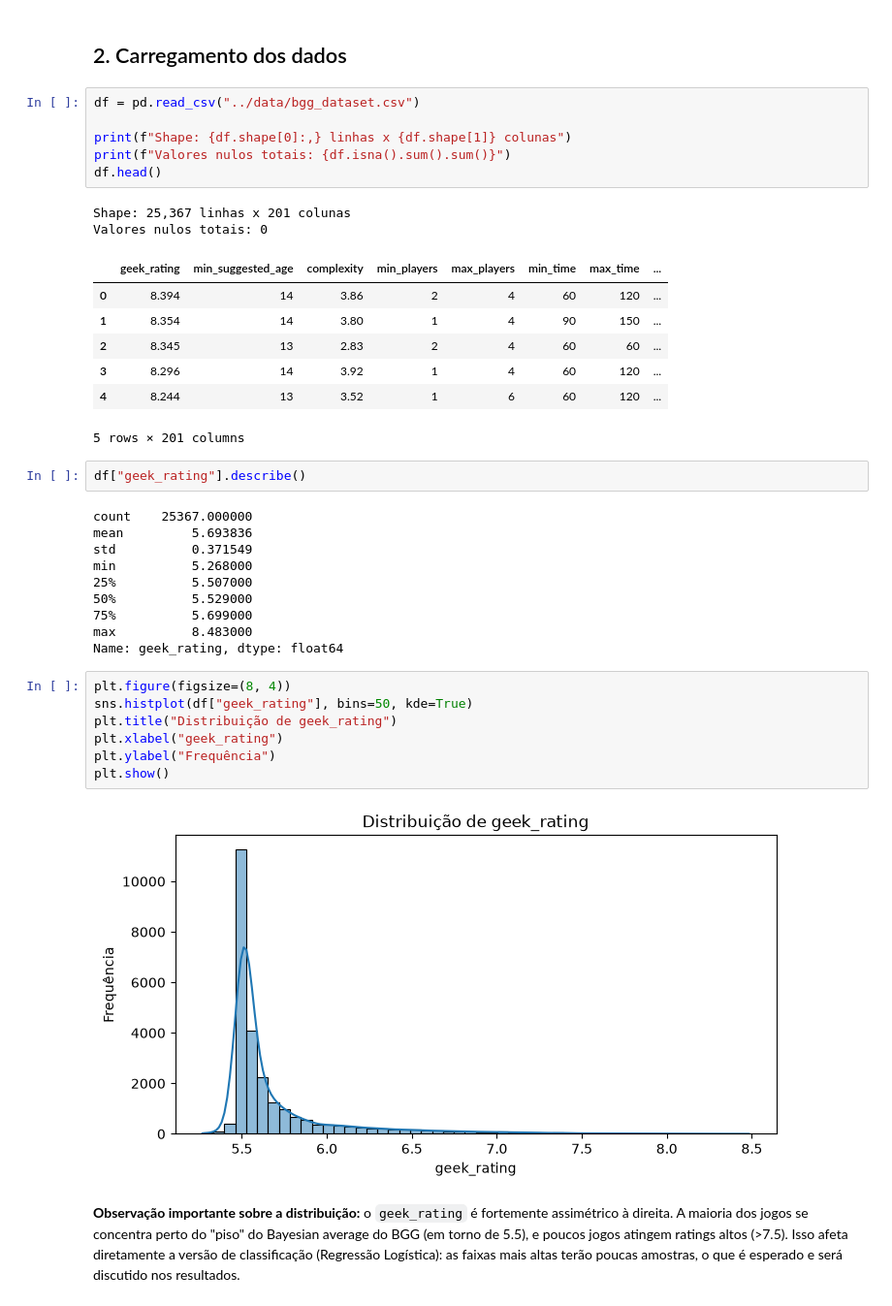
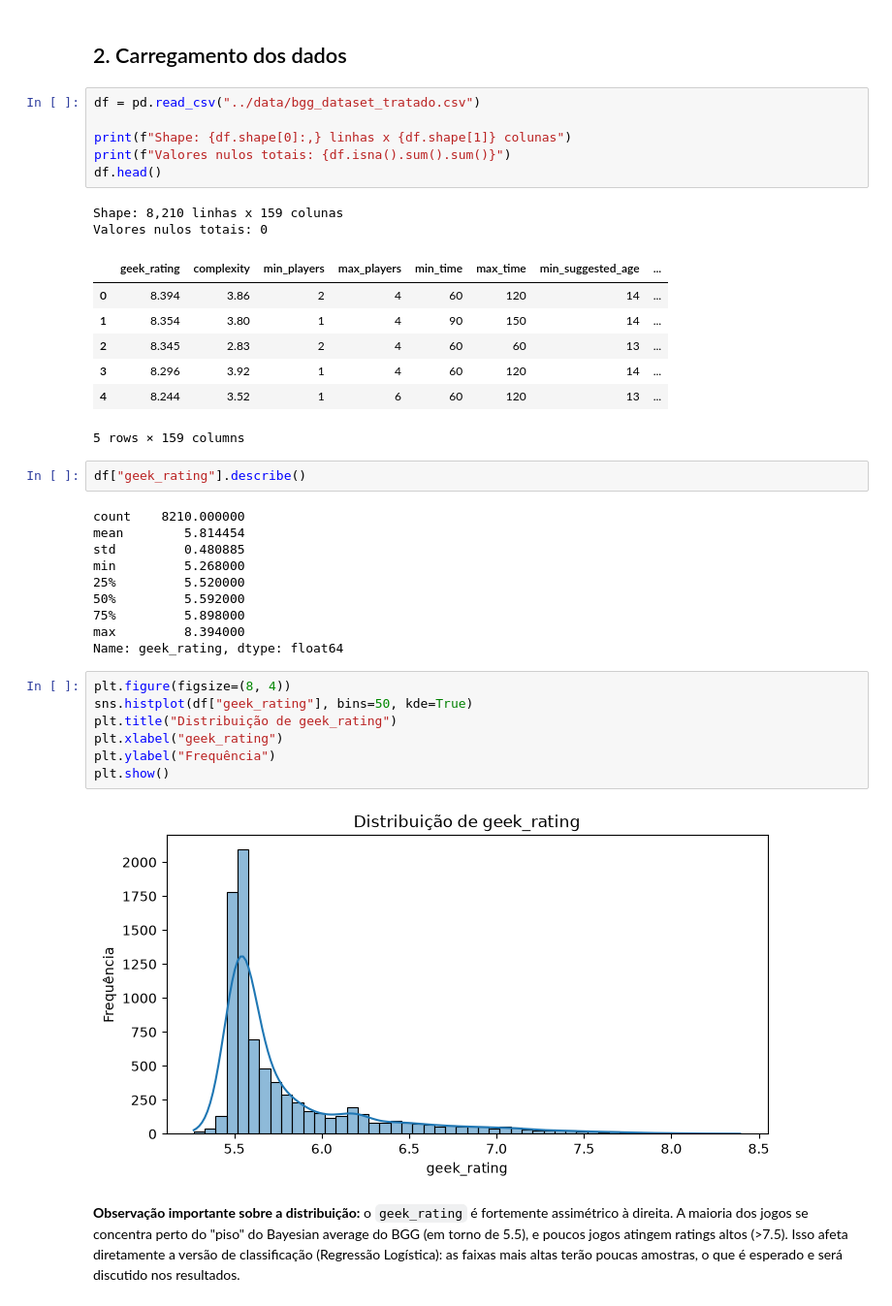
Before and after one commit to GabrielAquarius/trabalho_machine_learning, a Jupyter notebook: treinamento/treinamento_modelos.ipynb, the cells around one changed output. Shown at 97% size. Saved outputs shown, nothing was run; the diff lists cells and outputs as text.

```diff
--- a/treinamento/treinamento_modelos.ipynb
+++ b/treinamento/treinamento_modelos.ipynb
@@ -43,32 +44,32 @@ cv_regression = KFold(
 # %% [markdown]
 ## 2. Carregamento dos dados
 # %%
-df = pd.read_csv("../data/bgg_dataset.csv")
+df = pd.read_csv("../data/bgg_dataset_tratado.csv")
 
 print(f"Shape: {df.shape[0]:,} linhas x {df.shape[1]} colunas")
 print(f"Valores nulos totais: {df.isna().sum().sum()}")
 df.head()
 # %% [output]
-Shape: 25,367 linhas x 201 colunas
+Shape: 8,210 linhas x 159 colunas
 Valores nulos totais: 0
-|  | geek_rating | min_suggested_age | complexity | min_players | max_players | min_time | max_time | ... |
-| 0 | 8.394 | 14 | 3.86 | 2 | 4 | 60 | 120 | ... |
-| 1 | 8.354 | 14 | 3.80 | 1 | 4 | 90 | 150 | ... |
-| 2 | 8.345 | 13 | 2.83 | 2 | 4 | 60 | 60 | ... |
-| 3 | 8.296 | 14 | 3.92 | 1 | 4 | 60 | 120 | ... |
-| 4 | 8.244 | 13 | 3.52 | 1 | 6 | 60 | 120 | ... |
+|  | geek_rating | complexity | min_players | max_players | min_time | max_time | min_suggested_age | ... |
+| 0 | 8.394 | 3.86 | 2 | 4 | 60 | 120 | 14 | ... |
+| 1 | 8.354 | 3.80 | 1 | 4 | 90 | 150 | 14 | ... |
+| 2 | 8.345 | 2.83 | 2 | 4 | 60 | 60 | 13 | ... |
+| 3 | 8.296 | 3.92 | 1 | 4 | 60 | 120 | 14 | ... |
+| 4 | 8.244 | 3.52 | 1 | 6 | 60 | 120 | 13 | ... |
-5 rows × 201 columns
+5 rows × 159 columns
 # %%
 df["geek_rating"].describe()
 # %% [output]
-count    25367.000000
-mean         5.693836
-std          0.371549
-min          5.268000
-25%          5.507000
-50%          5.529000
-75%          5.699000
-max          8.483000
+count    8210.000000
+mean        5.814454
+std         0.480885
+min         5.268000
+25%         5.520000
+50%         5.592000
+75%         5.898000
+max         8.394000
 Name: geek_rating, dtype: float64
 # %%
 plt.figure(figsize=(8, 4))
@@ -78,7 +79,7 @@ plt.xlabel("geek_rating")
 plt.ylabel("Frequência")
 plt.show()
 # %% [output]
-[figure, old version]
+[figure, new version]
 # %% [markdown]
 **Observação importante sobre a distribuição:** o `geek_rating` é fortemente assimétrico à direita. A maioria dos jogos se concentra perto do "piso" do Bayesian average do BGG (em torno de 5.5), e poucos jogos atingem ratings altos (>7.5). Isso afeta diretamente a versão de classificação (Regressão Logística): as faixas mais altas terão poucas amostras, o que é esperado e será discutido nos resultados.
 # %% [markdown]
```
Also changed, not shown: parts of 45 cells of this notebook, 3 other files.
